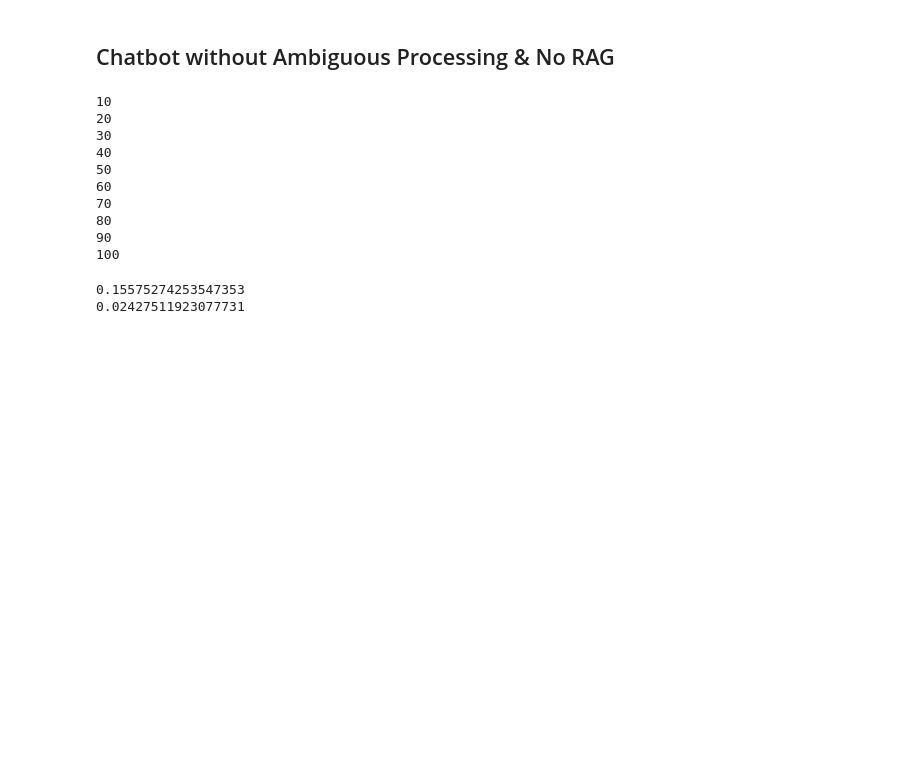
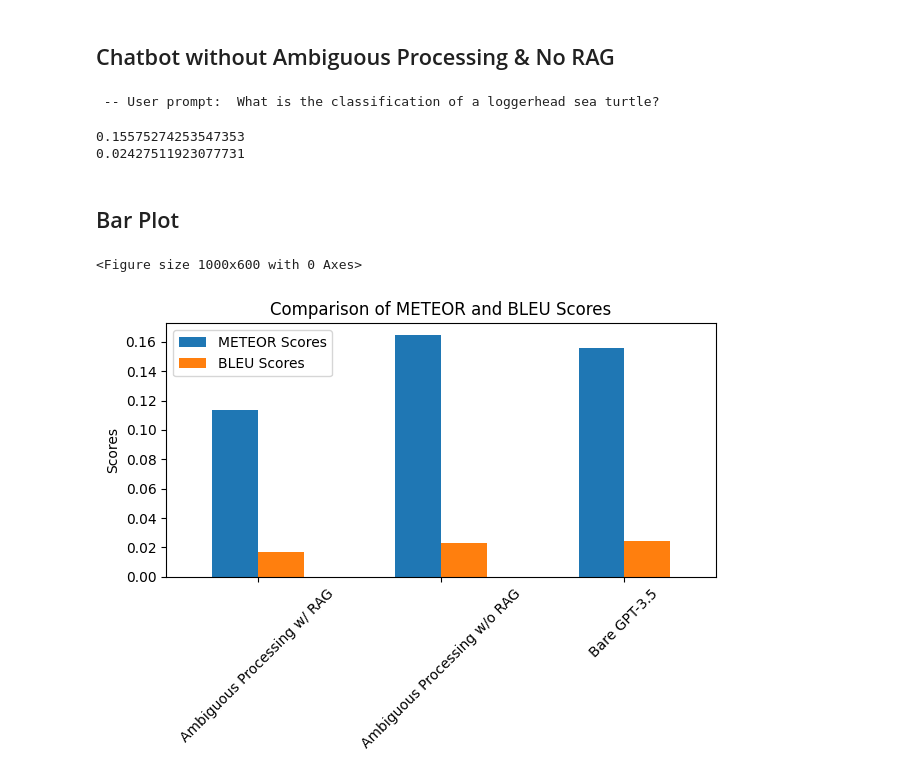
Before and after one commit to tmsavage/LGEN_Ambiguous_Queries, a Jupyter notebook: chatbot/Chatbot.ipynb, the cells around one changed output. Drawn from its saved outputs; the diff is of its cells as text; code cells hidden in the pictures; blank space fills up the shorter version.

```diff
--- a/chatbot/Chatbot.ipynb
+++ b/chatbot/Chatbot.ipynb
@@ -518,7 +638,7 @@ for index, row in test_df_SAMPLE.iterrows(): # 100 samples!
         print(counter)
         # time.sleep(3)
     user_input = row['ambiguous_question']
-    # print(" -- User prompt: ", user_input)
+    print(" -- User prompt: ", user_input)
 
     # Input User's question
     context.append({'role': 'user', 'content': f"{delimiter}{user_input}{delimiter}"})
@@ -531,13 +651,13 @@ for index, row in test_df_SAMPLE.iterrows(): # 100 samples!
     smooth_fn = SmoothingFunction().method1
     # CITATION: Had to change this line of code to work with small answers. Help from ChatGPT.
     bleu_score = sentence_bleu([tokenized_response], tokenized_actual, weights=(0.5, 0.5), smoothing_function=smooth_fn)
-    # print(tokenized_response,tokenized_actual)
-    # print("BLEU Score: ", bleu_score)
+    print(tokenized_response,tokenized_actual)
+    print("BLEU Score: ", bleu_score)
     bleu_scores_array.append(bleu_score)
 
     # METEOR SCORE
     meteor_scored = meteor_score([tokenized_response], tokenized_actual)
-    # print("METEOR Score: ", meteor_scored)
+    print("METEOR Score: ", meteor_scored)
     meteor_scores_array.append(meteor_scored)
 
     context = context[:1] # reset the context array
@@ -547,16 +667,7 @@ for index, row in test_df_SAMPLE.iterrows(): # 100 samples!
 
 # print(bleu_scores_array, meteor_scores_array)
 # %% [output]
-10
-20
-30
-40
-50
-60
-70
-80
-90
-100
+ -- User prompt:  What is the classification of a loggerhead sea turtle?
 # %%
 average_meteor_score = sum(meteor_scores_array) / len(meteor_scores_array)
 print(average_meteor_score)
@@ -565,3 +676,5 @@ print(average_bleu_score)
 # %% [output]
 0.15575274253547353
 0.02427511923077731
+# %% [markdown]
+## Bar Plot
@@ -567,0 +688,17 @@ print(average_bleu_score)
+# %%
+# Data provided by you
+meteor_scores_plot = [0.11366781666441263, 0.16436857054788823, 0.15575274253547353]
+bleu_scores_plt = [0.016821592920681017, 0.02288390667192786, 0.02427511923077731]
+index = ['Ambiguous Processing w/ RAG', 'Ambiguous Processing w/o RAG', 'Bare GPT-3.5']
+df = pd.DataFrame({'METEOR Scores': meteor_scores_plot, 'BLEU Scores': bleu_scores_plt}, index=index)
+
+# Creating the plot with adjusted settings
+plt.figure(figsize=(10, 6))  # Increase the size of the plot for better spacing
+ax = df.plot.bar(rot=45)  # Rotate the labels to 45 degrees
+plt.title("Comparison of METEOR and BLEU Scores")
+plt.ylabel("Scores")
+plt.tight_layout()  # Adjust the layout to fit the labels
+plt.show()
+# %% [output]
+<Figure size 1000x600 with 0 Axes>
+[figure, added]
```
Also changed, not shown: parts of 5 cells of this notebook.
